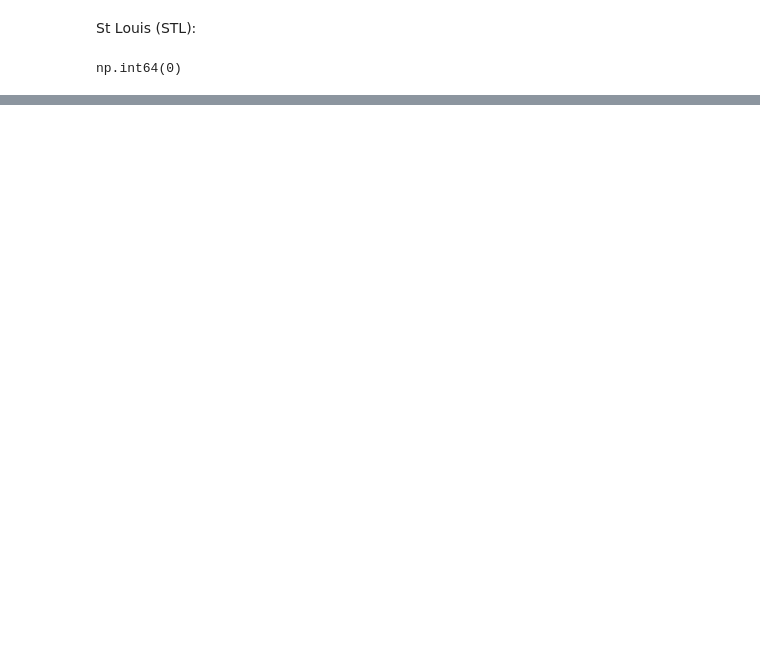
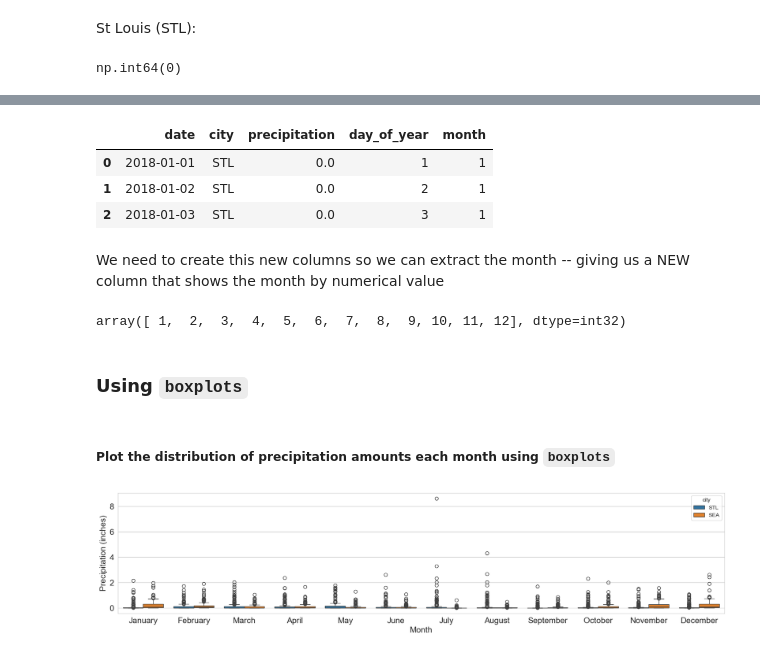
Before and after one commit to alyzukas/weather, a Jupyter notebook: code/weather_template.ipynb, the cells around one changed output, grey strips where cells are left out. Cells and saved outputs as stored; diff of their text form; code cells hidden in the pictures; blank space fills up the shorter version.

```diff
--- a/code/weather_template.ipynb
+++ b/code/weather_template.ipynb
@@ -781,0 +866,2 @@ We will replace missing values with the mean across years of values on that day.
+# %%
+indices = np.where(df['precipitation'].isna() == True)[0]
@@ -781,0 +893,3 @@ We will replace missing values with the mean across years of values on that day.
+# %%
+for index in indices:
+    df.loc[index, 'precipitation'] = mean_day_precipitation.loc[df.loc[index,'day_of_year']].values[0]
@@ -785,0 +1012,37 @@ df.to_csv('clean_seattle_stlouis_weather.csv', encoding='utf-8-sig', index=False
+# %%
+df['month'] = pd.DatetimeIndex(df['date']).month
+# %%
+df.head(3)
+# %% [output]
+|  | date | city | precipitation | day_of_year | month |
+| 0 | 2018-01-01 | STL | 0.0 | 1 | 1 |
+| 1 | 2018-01-02 | STL | 0.0 | 2 | 1 |
+| 2 | 2018-01-03 | STL | 0.0 | 3 | 1 |
+# %% [markdown]
+We need to create this new columns so we can extract the month -- giving us a NEW column that shows the month by numerical value
+# %%
+df['month'].unique()
+# %% [output]
+array([ 1,  2,  3,  4,  5,  6,  7,  8,  9, 10, 11, 12], dtype=int32)
+# %% [markdown]
+### Using `boxplots`
+# %% [markdown]
+##### Plot the distribution of precipitation amounts each month using `boxplots`
+# %%
+plt.figure(figsize=(20, 4))
+
+sns.boxplot(data=df, x='month', y='precipitation', hue='city')
+
+plt.xlabel('Month', fontsize=15)
+plt.ylabel('Precipitation (inches)', fontsize=15)
+
+plt.tick_params(labelsize=15)
+
+# Get month names and set as x-axis tick labels
+import calendar
+month_names = list(calendar.month_name[1:])  # Get month names
+plt.xticks(ticks=range(12), labels=month_names)  # Set x-axis ticks to month names
+
+plt.show()
+# %% [output]
+[figure, added]
```
Also changed, not shown: parts of 136 cells of this notebook, 2 other files.
